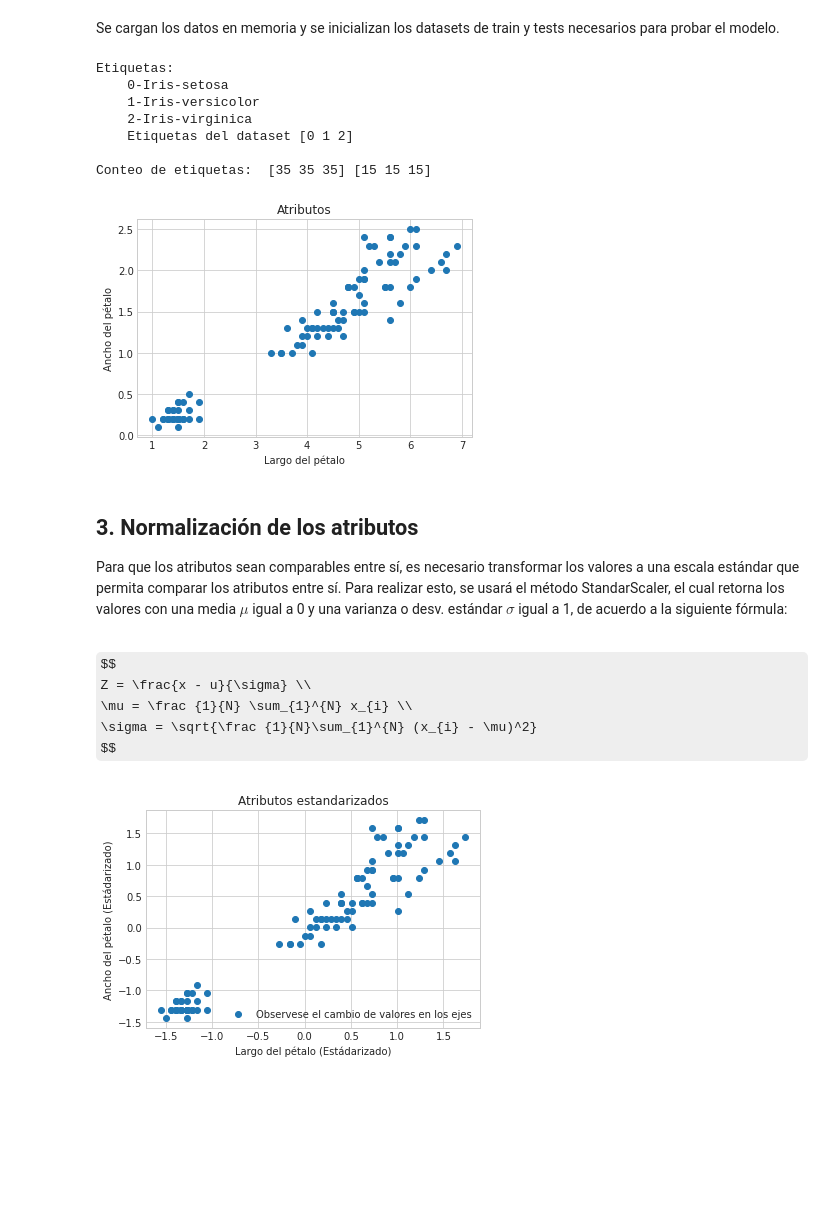
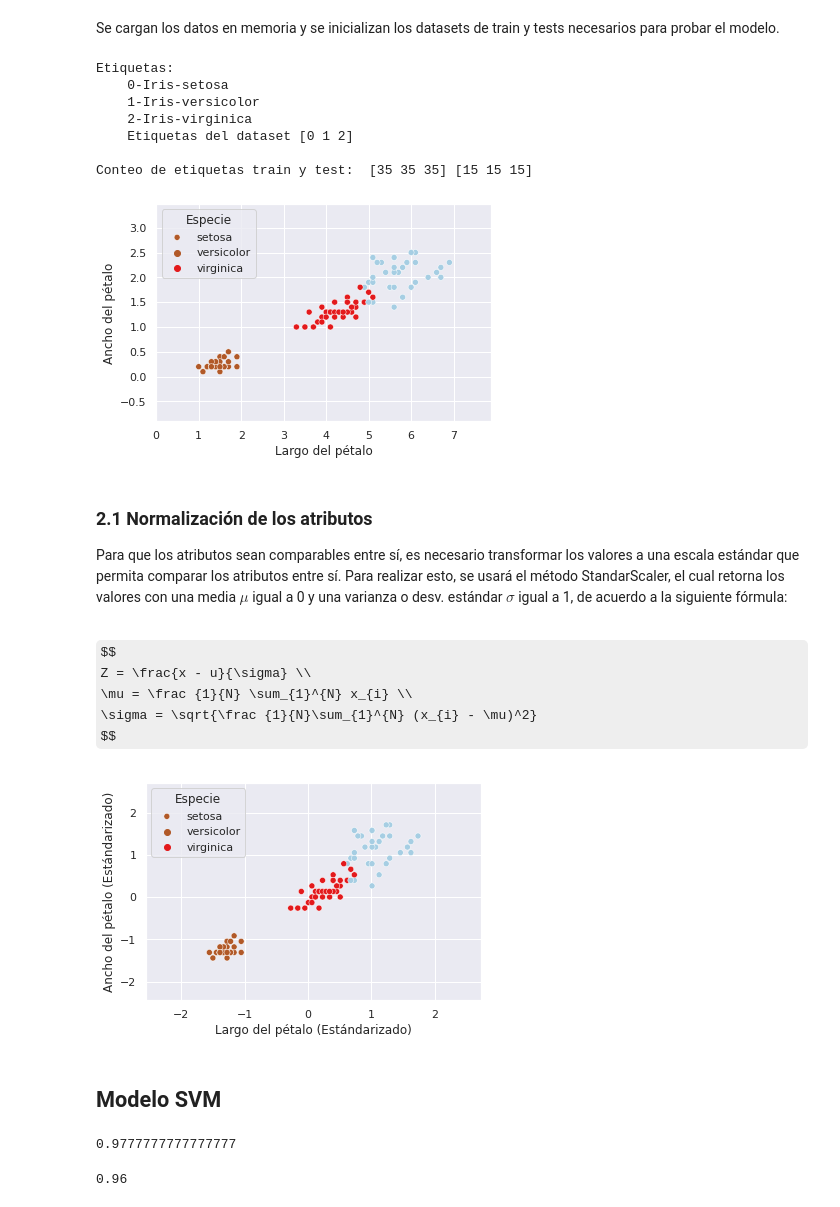
Before and after one commit to hdiazf/Docker, a Jupyter notebook: proyectos/Petals.ipynb, the cells around one changed output. Drawn from its saved outputs; the diff is of its cells as text; code cells hidden in the pictures; some formulas as TeX source; blank space fills up the shorter version.

```diff
--- a/proyectos/Petals.ipynb
+++ b/proyectos/Petals.ipynb
@@ -12,8 +12,10 @@ from sklearn.preprocessing import StandardScaler
 from sklearn.linear_model import Perceptron
 from sklearn.model_selection import train_test_split
 import numpy as np
+import seaborn as sns
 import matplotlib.pyplot as plt
-plt.style.use('seaborn-whitegrid')
+%matplotlib inline
+sns.set_theme()
 # %% [markdown]
 ## 2. Preparación inicial
 # %% [markdown]
@@ -22,42 +37,43 @@ Se cargan los datos en memoria y se inicializan los datasets de train y tests ne
 """ Carga de los datos de iris."""
 
 iris = datasets.load_iris()
 X = iris.data[:, [2, 3]]
 y = iris.target
 
 print('Etiquetas:\n\
     0-Iris-setosa\n\
     1-Iris-versicolor\n\
     2-Iris-virginica\n\
     Etiquetas del dataset', np.unique(y), '\n')
 
 """ Separación en train y test.
     ---
     Hiperparámetros:
     Tamaño de test: 30%
     Semilla aleatoria: 1
     Estratificación activa"""
 
 X_train, X_test, y_train, y_test = train_test_split(X, y, test_size=0.3, random_state=1, stratify=y)
 
 """ La estratificación se puede verificar con np.bincount"""
-print('Conteo de etiquetas: ',np.bincount(y_train), np.bincount(y_test))
-plt.title('Atributos')
-plt.xlabel('Largo del pétalo')
-plt.ylabel('Ancho del pétalo')
-plt.scatter(X_train[: ,0], X_train[: ,1])
+print('Conteo de etiquetas train y test: ',np.bincount(y_train), np.bincount(y_test))
+plt.xlabel("Largo del pétalo")
+plt.ylabel("Ancho del pétalo")
+min_max(X_train)
+sns.scatterplot(x=X_train[: ,0], y=X_train[: ,1], hue = y_train, palette="Paired_r")
+plt.legend(title='Especie', loc='upper left', labels=iris.target_names)
 plt.show()
 # %% [output]
 Etiquetas:
     0-Iris-setosa
     1-Iris-versicolor
     2-Iris-virginica
     Etiquetas del dataset [0 1 2]
 
-Conteo de etiquetas:  [35 35 35] [15 15 15]
+Conteo de etiquetas train y test:  [35 35 35] [15 15 15]
-[figure, old version]
+[figure, new version]
 # %% [markdown]
-## 3. Normalización de los atributos
+### 2.1 Normalización de los atributos
 
 Para que los atributos sean comparables entre sí, es necesario transformar los valores a una escala estándar que permita comparar los atributos entre sí.
 Para realizar esto, se usará el método StandarScaler, el cual retorna los valores con una media $ \mu $ igual a 0 y una varianza o desv. estándar $ \sigma $ igual a 1, de acuerdo a la siguiente fórmula:
@@ -72,11 +88,29 @@ sc = StandardScaler()
 sc.fit(X_train)
 X_train_std = sc.transform(X_train)
 X_test_std = sc.transform(X_test)
-plt.title('Atributos estandarizados')
+sns.scatterplot(x=X_train_std[: ,0], y=X_train_std[: ,1], hue=y_train, palette="Paired_r")
+min_max(X_train_std)
 plt.xlabel('Largo del pétalo (Estándarizado)')
 plt.ylabel('Ancho del pétalo (Estándarizado)')
-plt.scatter(X_train_std[: ,0], X_train_std[: ,1])
-plt.legend(['Observese el cambio de valores en los ejes'])
+plt.legend(title='Especie', loc='upper left', labels=iris.target_names)
 plt.show()
 # %% [output]
-[figure, old version]
+[figure, new version]
+# %% [markdown]
+## Modelo SVM
+# %%
+from sklearn.svm import SVC
+from sklearn.metrics import accuracy_score
+svm = SVC(kernel='linear', C=1, random_state=1)
+svm.fit(X_train_std, y_train)
+y_pred= svm.predict(X_test_std)
+accuracy_score(y_pred=y_pred, y_true=y_test)
+# %% [output]
+0.9777777777777777
+# %%
+X_std = sc.transform(X)
+y_pred= svm.predict(X_std)
+accuracy_score(y_pred=y_pred, y_true=y)
+svm.score(X=X_std, y=y)
+# %% [output]
+0.96
```
Also changed, not shown: parts of 2 cells of this notebook, 4 other files.
